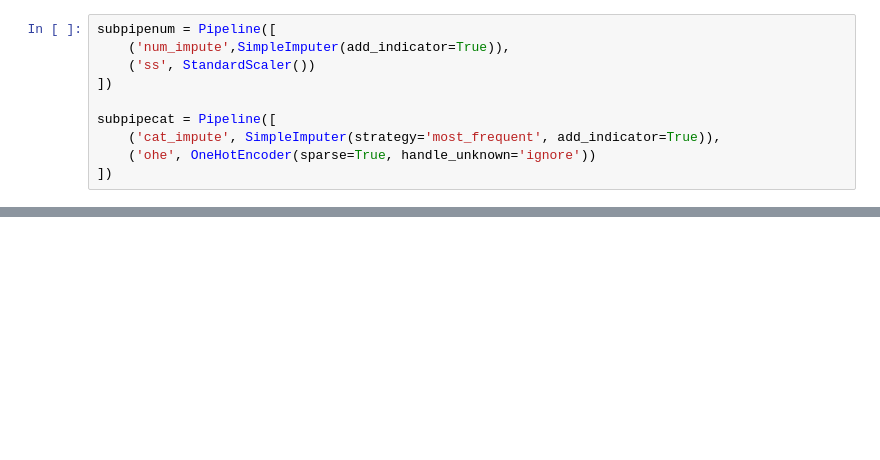
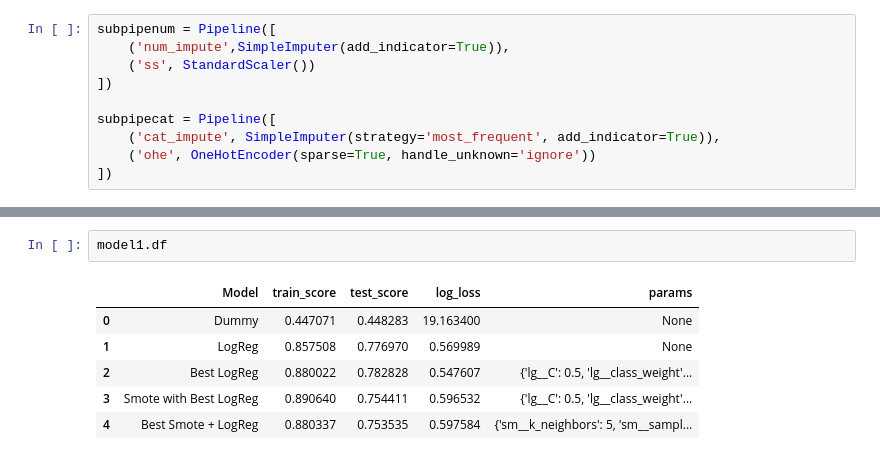
Before and after one commit to irwin-lam/PumpItUp, a Jupyter notebook: Modeling.ipynb, the cells around one changed output, grey strips where cells are left out. Cells and saved outputs as stored; diff of their text form; blank space fills up the shorter version.

```diff
--- a/Modeling.ipynb
+++ b/Modeling.ipynb
@@ -307,0 +517,9 @@ TypeError: PCA does not support sparse input. See TruncatedSVD for a possible al
+# %%
+model1.df
+# %% [output]
+|  | Model | train_score | test_score | log_loss | params |
+| 0 | Dummy | 0.447071 | 0.448283 | 19.163400 | None |
+| 1 | LogReg | 0.857508 | 0.776970 | 0.569989 | None |
+| 2 | Best LogReg | 0.880022 | 0.782828 | 0.547607 | {'lg__C': 0.5, 'lg__class_weight'... |
+| 3 | Smote with Best LogReg | 0.890640 | 0.754411 | 0.596532 | {'lg__C': 0.5, 'lg__class_weight'... |
+| 4 | Best Smote + LogReg | 0.880337 | 0.753535 | 0.597584 | {'sm__k_neighbors': 5, 'sm__sampl... |
```
Also changed, not shown: parts of 66 cells of this notebook.
